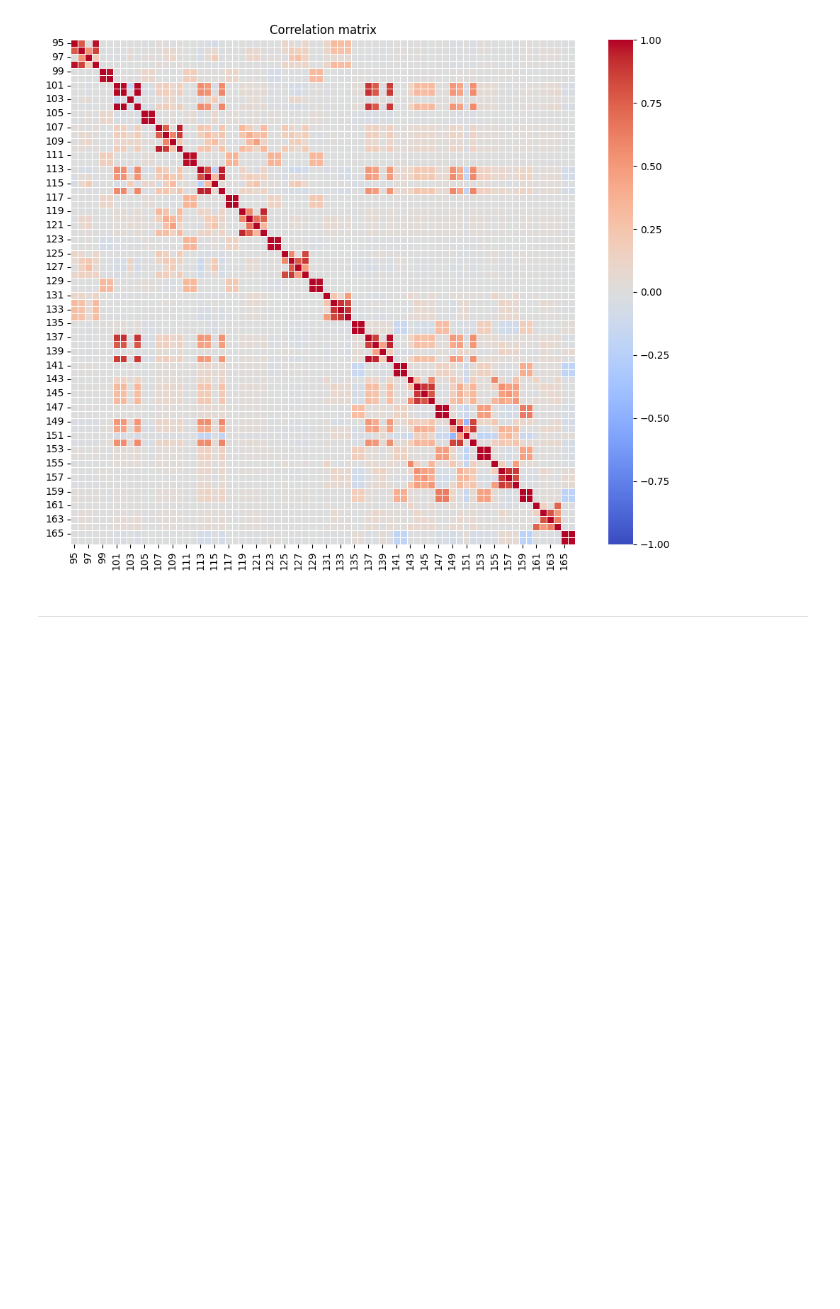
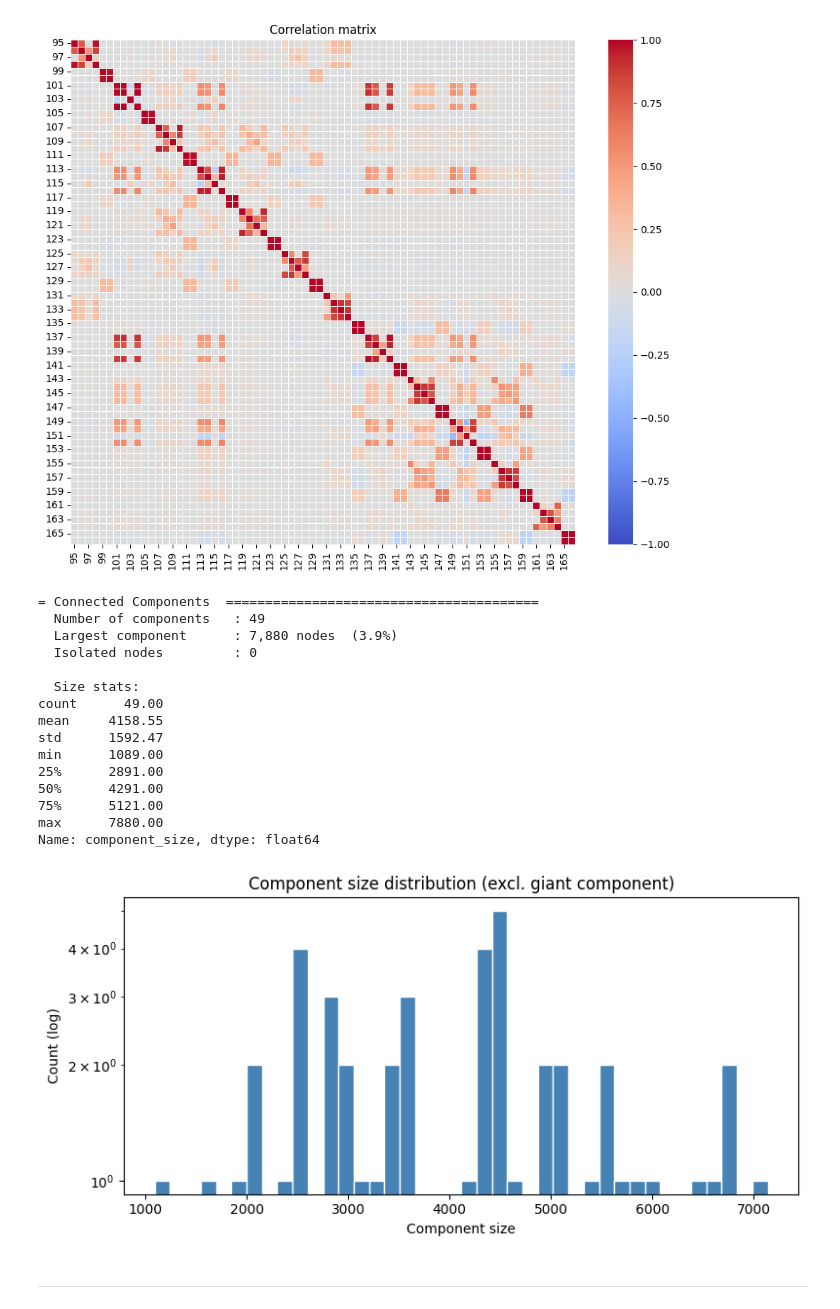
Before and after one commit to mcbosch/fraud-detection, a Jupyter notebook: notebooks/ellipticEDA.ipynb, the cells around one changed output. Drawn from its saved outputs; the diff is of its cells as text; code cells hidden in the pictures; blank space fills up the shorter version.

```diff
--- a/notebooks/ellipticEDA.ipynb
+++ b/notebooks/ellipticEDA.ipynb
@@ -132,6 +147,26 @@ nostructinspector.run(local_node_f)
 nostructinspector.run(neighborhood_node_f)
 # %% [output]
 [figure]
+# %%
+structinspector.set_strategy(ConnectedComponentsStrategy())
+structinspector.run(GED)
+# %% [output]
+= Connected Components  ========================================
+  Number of components   : 49
+  Largest component      : 7,880 nodes  (3.9%)
+  Isolated nodes         : 0
+
+  Size stats:
+count      49.00
+mean     4158.55
+std      1592.47
+min      1089.00
+25%      2891.00
+50%      4291.00
+75%      5121.00
+max      7880.00
+Name: component_size, dtype: float64
+[figure, added]
 # %% [markdown]
 ---
 # %% [markdown]
```
Also changed, not shown: parts of 2 cells of this notebook, 6 other files.
